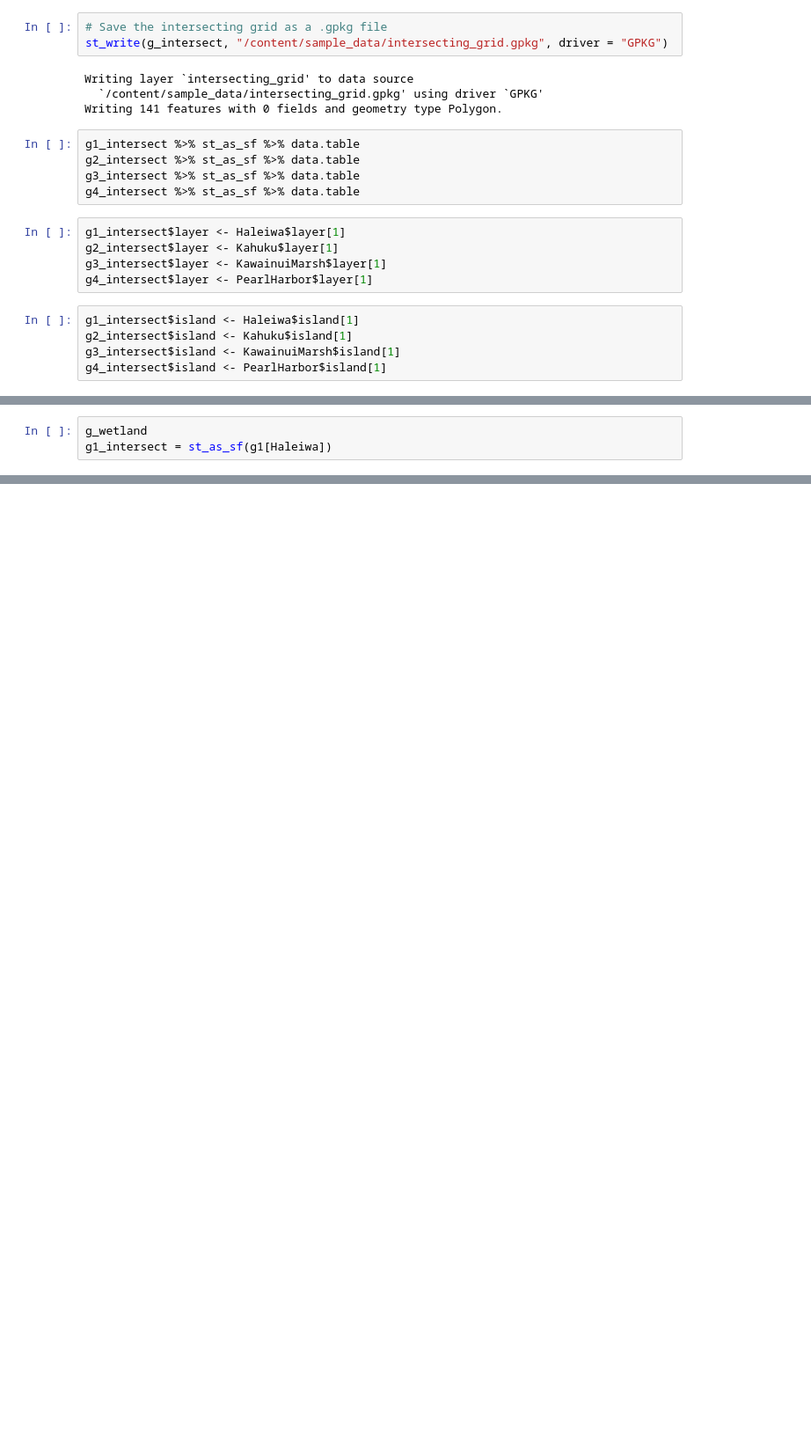
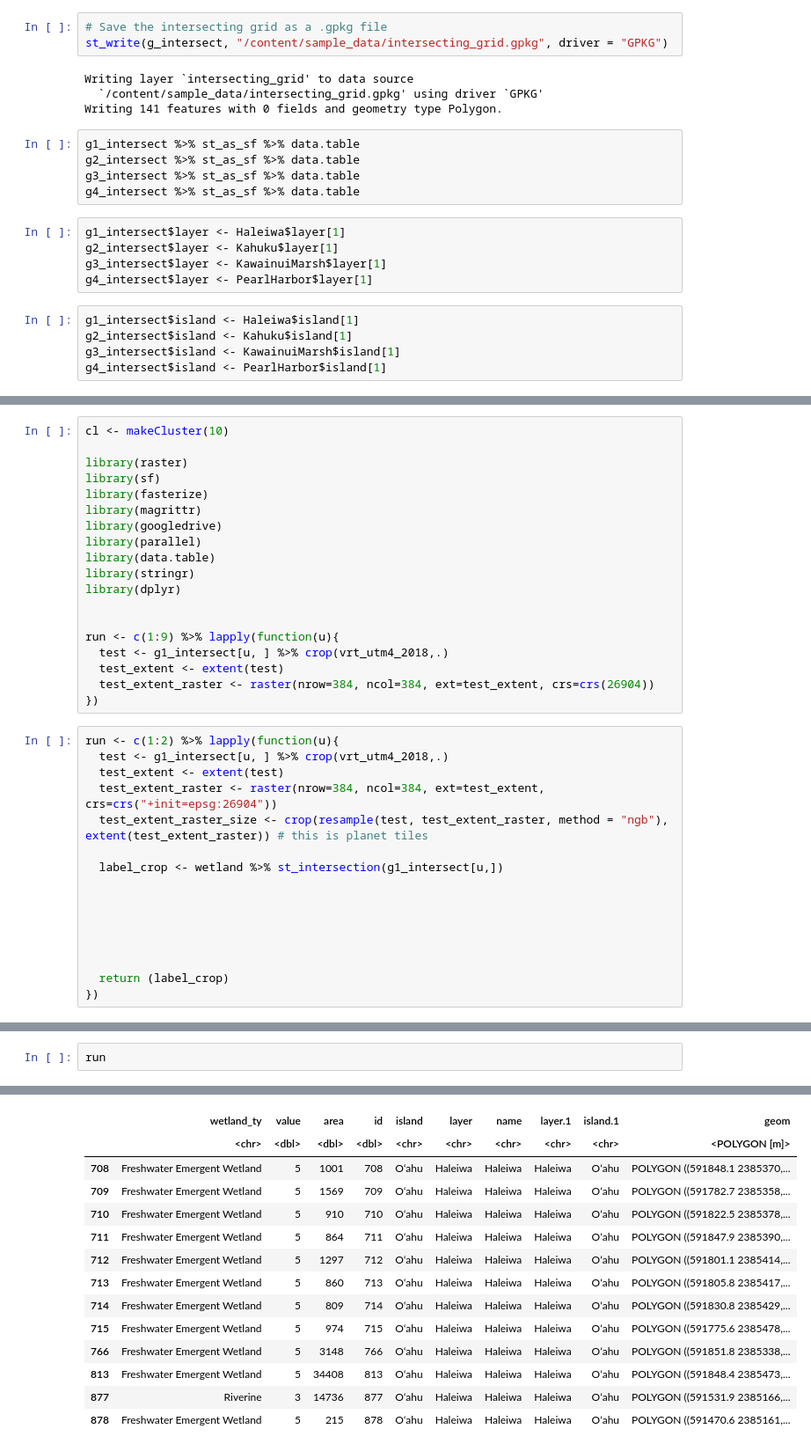
Before and after one commit to MadmanMarble/Planet_U-NET, a Jupyter notebook: AOI_make_grid.ipynb, the cells around one changed output, grey strips where cells are left out. Shown at 88% size. Drawn from its saved outputs; the diff is of its cells as text; blank space fills up the shorter version.

```diff
--- a/AOI_make_grid.ipynb
+++ b/AOI_make_grid.ipynb
@@ -497,3 +535,0 @@ g1_intersect
-# %%
-g_wetland
-g1_intersect = st_as_sf(g1[Haleiwa])
@@ -499,0 +749,35 @@ g1_intersect = st_as_sf(g1[Haleiwa])
+# %%
+cl <- makeCluster(10)
+
+library(raster)
+library(sf)
+library(fasterize)
+library(magrittr)
+library(googledrive)
+library(parallel)
+library(data.table)
+library(stringr)
+library(dplyr)
+
+
+run <- c(1:9) %>% lapply(function(u){
+  test <- g1_intersect[u, ] %>% crop(vrt_utm4_2018,.)
+  test_extent <- extent(test)
+  test_extent_raster <- raster(nrow=384, ncol=384, ext=test_extent, crs=crs(26904))
+})
+# %%
+run <- c(1:2) %>% lapply(function(u){
+  test <- g1_intersect[u, ] %>% crop(vrt_utm4_2018,.)
+  test_extent <- extent(test)
+  test_extent_raster <- raster(nrow=384, ncol=384, ext=test_extent, crs=crs("+init=epsg:26904"))
+  test_extent_raster_size <- crop(resample(test, test_extent_raster, method = "ngb"), extent(test_extent_raster)) # this is planet tiles
+
+  label_crop <- wetland %>% st_intersection(g1_intersect[u,])
+
+
+
+
+
+
+  return (label_crop)
+})
@@ -499,0 +789,3 @@ g1_intersect = st_as_sf(g1[Haleiwa])
+# %%
+run
+# %% [output]
@@ -499,0 +800,14 @@ g1_intersect = st_as_sf(g1[Haleiwa])
+|  | wetland_ty | value | area | id | island | layer | name | layer.1 | island.1 | geom |
+|  | <chr> | <dbl> | <dbl> | <dbl> | <chr> | <chr> | <chr> | <chr> | <chr> | <POLYGON [m]> |
+| 708 | Freshwater Emergent Wetland | 5 | 1001 | 708 | Oʻahu | Haleiwa | Haleiwa | Haleiwa | Oʻahu | POLYGON ((591848.1 2385370,... |
+| 709 | Freshwater Emergent Wetland | 5 | 1569 | 709 | Oʻahu | Haleiwa | Haleiwa | Haleiwa | Oʻahu | POLYGON ((591782.7 2385358,... |
+| 710 | Freshwater Emergent Wetland | 5 | 910 | 710 | Oʻahu | Haleiwa | Haleiwa | Haleiwa | Oʻahu | POLYGON ((591822.5 2385378,... |
+| 711 | Freshwater Emergent Wetland | 5 | 864 | 711 | Oʻahu | Haleiwa | Haleiwa | Haleiwa | Oʻahu | POLYGON ((591847.9 2385390,... |
+| 712 | Freshwater Emergent Wetland | 5 | 1297 | 712 | Oʻahu | Haleiwa | Haleiwa | Haleiwa | Oʻahu | POLYGON ((591801.1 2385414,... |
+| 713 | Freshwater Emergent Wetland | 5 | 860 | 713 | Oʻahu | Haleiwa | Haleiwa | Haleiwa | Oʻahu | POLYGON ((591805.8 2385417,... |
+| 714 | Freshwater Emergent Wetland | 5 | 809 | 714 | Oʻahu | Haleiwa | Haleiwa | Haleiwa | Oʻahu | POLYGON ((591830.8 2385429,... |
+| 715 | Freshwater Emergent Wetland | 5 | 974 | 715 | Oʻahu | Haleiwa | Haleiwa | Haleiwa | Oʻahu | POLYGON ((591775.6 2385478,... |
+| 766 | Freshwater Emergent Wetland | 5 | 3148 | 766 | Oʻahu | Haleiwa | Haleiwa | Haleiwa | Oʻahu | POLYGON ((591851.8 2385338,... |
+| 813 | Freshwater Emergent Wetland | 5 | 34408 | 813 | Oʻahu | Haleiwa | Haleiwa | Haleiwa | Oʻahu | POLYGON ((591848.4 2385473,... |
+| 877 | Riverine | 3 | 14736 | 877 | Oʻahu | Haleiwa | Haleiwa | Haleiwa | Oʻahu | POLYGON ((591531.9 2385166,... |
+| 878 | Freshwater Emergent Wetland | 5 | 215 | 878 | Oʻahu | Haleiwa | Haleiwa | Haleiwa | Oʻahu | POLYGON ((591470.6 2385161,... |
```
Also changed, not shown: parts of 37 cells of this notebook.
